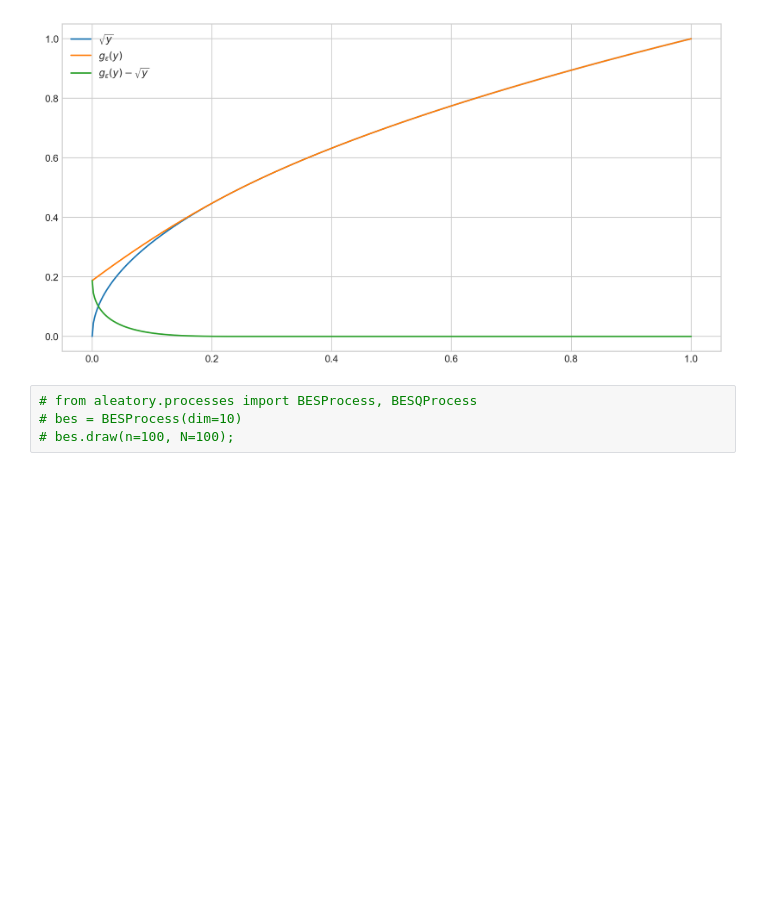
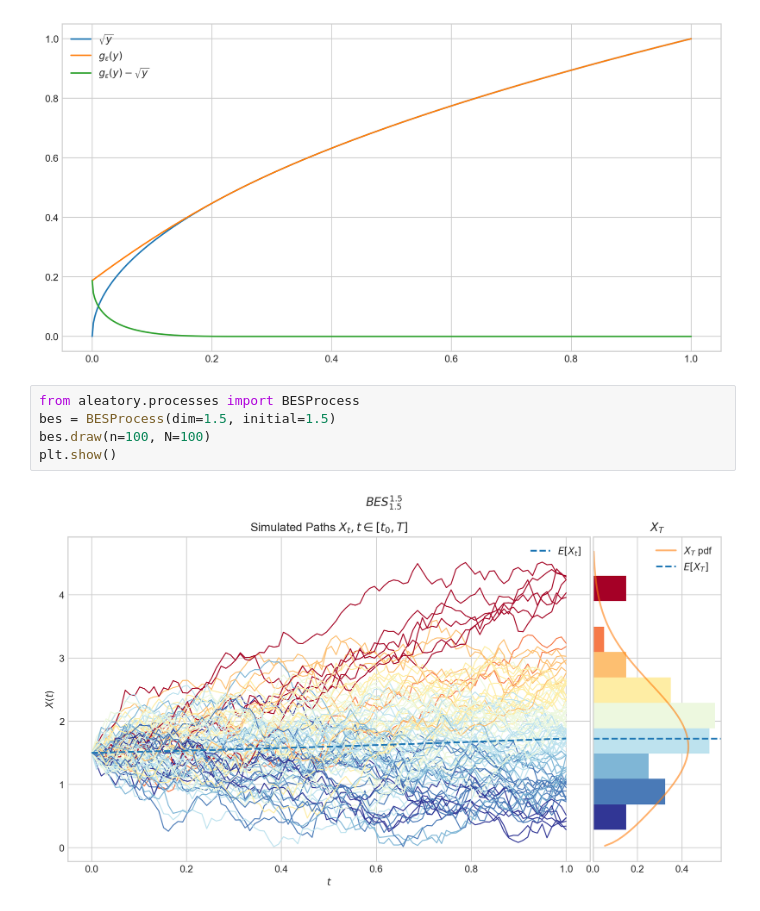
Before and after one commit to quantgirluk/Understanding-Quantitative-Finance, a Jupyter notebook: UQF/bessel_processes.ipynb, the cells around one changed output. Saved outputs shown, nothing was run; the diff lists cells and outputs as text; blank space fills up the shorter version.

```diff
--- a/UQF/bessel_processes.ipynb
+++ b/UQF/bessel_processes.ipynb
@@ -558,7 +581,10 @@ plt.show()
 # %% [output]
 [figure]
 # %%
-# from aleatory.processes import BESProcess, BESQProcess
-# bes = BESProcess(dim=10)
-# bes.draw(n=100, N=100);
+from aleatory.processes import BESProcess
+bes = BESProcess(dim=1.5, initial=1.5)
+bes.draw(n=100, N=100)
+plt.show()
+# %% [output]
+[figure, added]
 # %%
```
Also changed, not shown: parts of 13 cells of this notebook.
